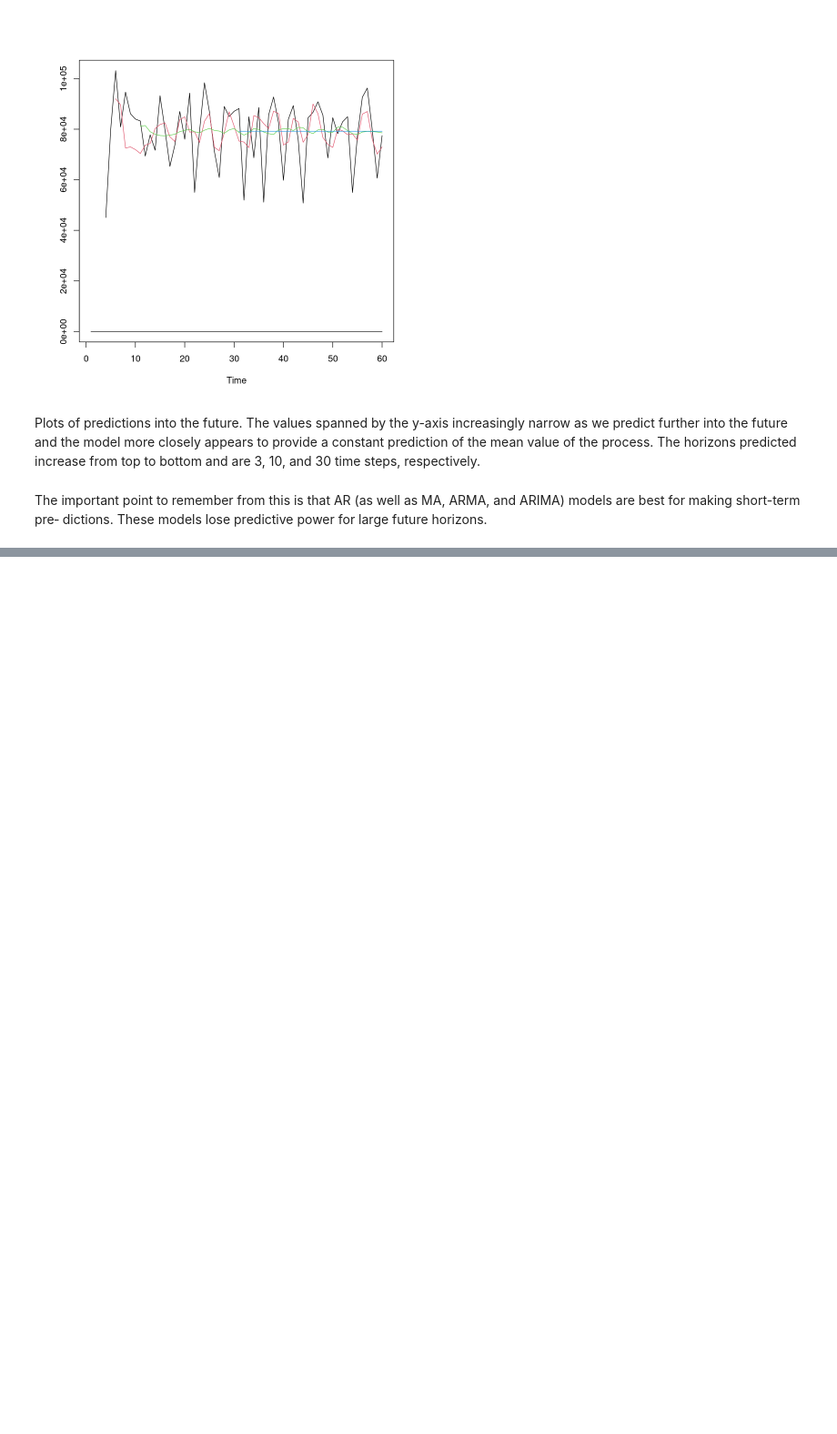
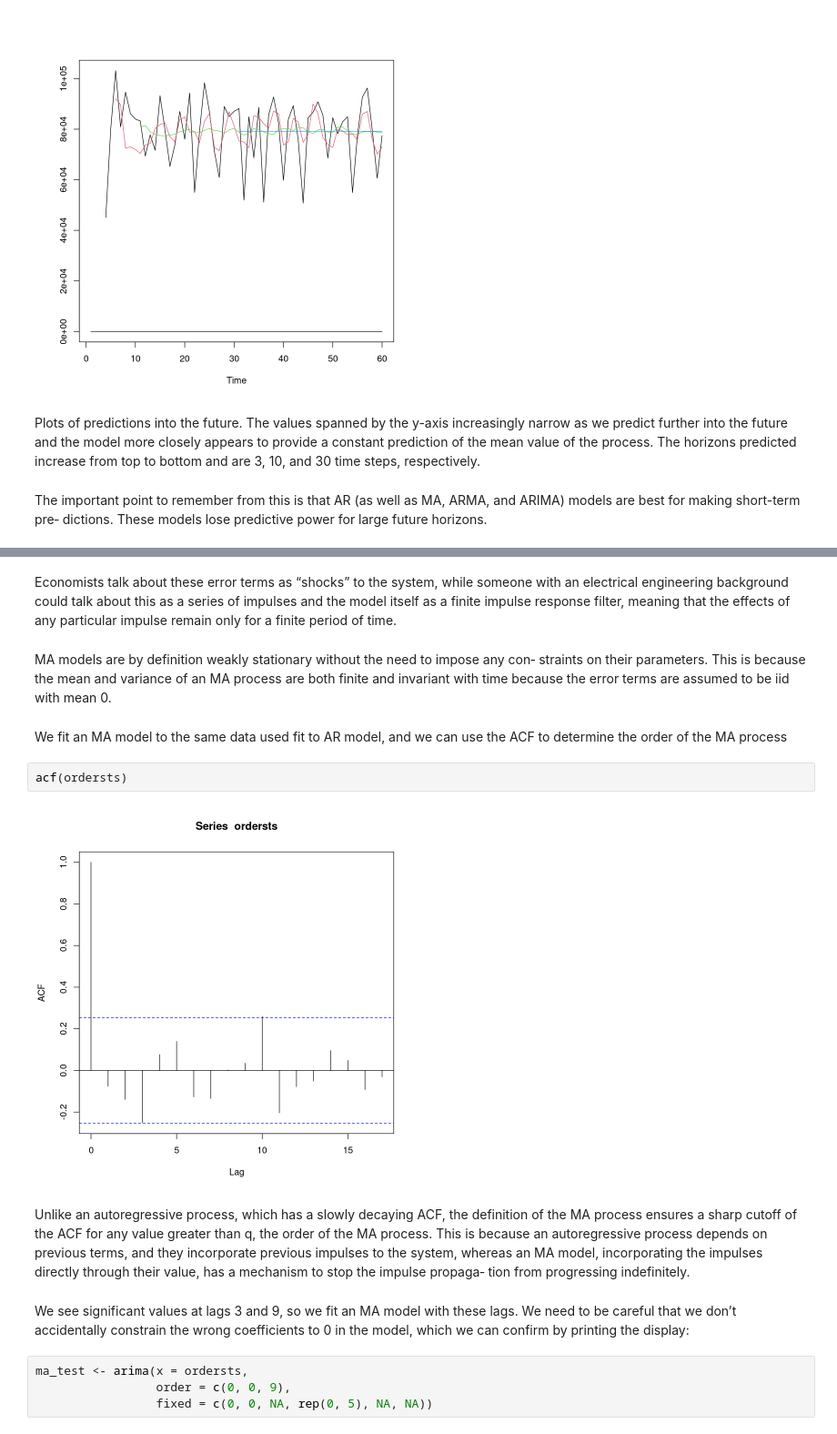
Before and after one commit to cmarsa/ptsa, a Jupyter notebook: chapter_06/statistical_models_ts.ipynb, the cells around one changed output, grey strips where cells are left out. Shown at 91% size. Drawn from its saved outputs; the diff is of its cells as text; blank space fills up the shorter version.

Commit message:
Until ARIMA modeling.

```diff
--- a/chapter_06/statistical_models_ts.ipynb
+++ b/chapter_06/statistical_models_ts.ipynb
@@ -299,0 +315,34 @@ dictions. These models lose predictive power for large future horizons.
+# %% [markdown]
+Economists talk about these error terms as “shocks” to the system, while someone
+with an electrical engineering background could talk about this as a series of impulses
+and the model itself as a finite impulse response filter, meaning that the effects of any
+particular impulse remain only for a finite period of time.
+# %% [markdown]
+MA models are by definition weakly stationary without the need to impose any con‐
+straints on their parameters. This is because the mean and variance of an MA process
+are both finite and invariant with time because the error terms are assumed to be iid
+with mean 0.
+# %% [markdown]
+We fit an MA model to the same data used fit to AR model, and we can use the ACF
+to determine the order of the MA process
+# %%
+acf(ordersts)
+# %% [output]
+[figure, added]
+# %% [markdown]
+Unlike an autoregressive process, which has a slowly decaying
+ACF, the definition of the MA process ensures a sharp cutoff of the
+ACF for any value greater than q, the order of the MA process.
+This is because an autoregressive process depends on previous
+terms, and they incorporate previous impulses to the system,
+whereas an MA model, incorporating the impulses directly
+through their value, has a mechanism to stop the impulse propaga‐
+tion from progressing indefinitely.
+# %% [markdown]
+We see significant values at lags 3 and 9, so we fit an MA model with these lags. We
+need to be careful that we don’t accidentally constrain the wrong coefficients to 0 in
+the model, which we can confirm by printing the display:
+# %%
+ma_test <- arima(x = ordersts,
+                 order = c(0, 0, 9),
+                 fixed = c(0, 0, NA, rep(0, 5), NA, NA))
```
Also changed, not shown: parts of 29 cells of this notebook.
